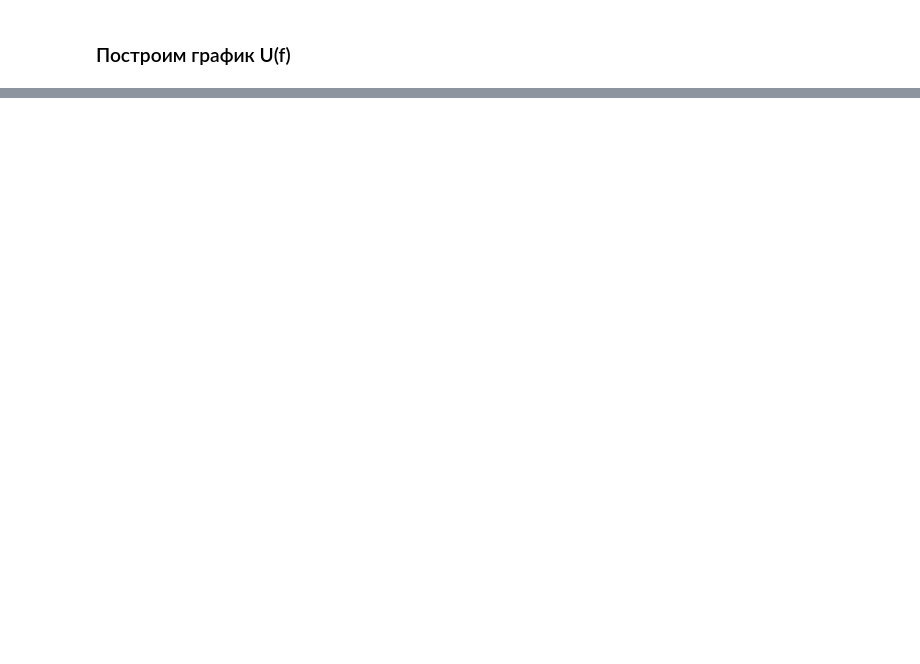
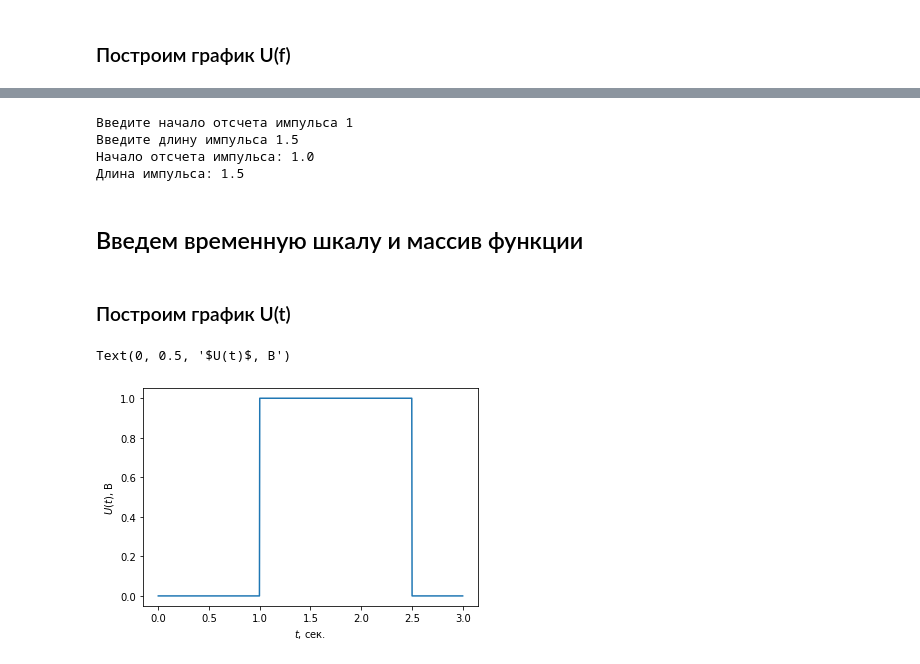
Before and after one commit to DaniilSysoev/opisis_sem_2, a Jupyter notebook: Описис_семинар_2.ipynb, the cells around one changed output, grey strips where cells are left out. Cells and saved outputs as stored; diff of their text form; code cells hidden in the pictures; blank space fills up the shorter version.

```diff
--- a/Описис_семинар_2.ipynb
+++ b/Описис_семинар_2.ipynb
@@ -317,0 +321,27 @@ ax.legend(loc='best')
+# %%
+c = float(input("Введите начало отсчета импульса "))
+c0 = float(input("Введите длину импульса "))
+print(f"""Начало отсчета импульса: {c}\nДлина импульса: {c0}""")
+# %% [output]
+Введите начало отсчета импульса 1
+Введите длину импульса 1.5
+Начало отсчета импульса: 1.0
+Длина импульса: 1.5
+# %% [markdown]
+<h2>Введем временную шкалу и массив функции</h2>
+# %%
+t = np.linspace(0,T,n)
+u = np.array([rect_wave(i, c, c0) for i in t])
+
+freq = np.linspace(0, n/T, n)
+spec=dft(u)
+# %% [markdown]
+<h3>Построим график U(t)</h3>
+# %%
+fig, ax = plt.subplots()
+ax.plot(t, u)
+ax.set_xlabel("$t$, сек.", fontsize=10)
+ax.set_ylabel("$U(t)$, В", fontsize=10)
+# %% [output]
+Text(0, 0.5, '$U(t)$, В')
+[figure, added]
```
Also changed, not shown: parts of 17 cells of this notebook.
